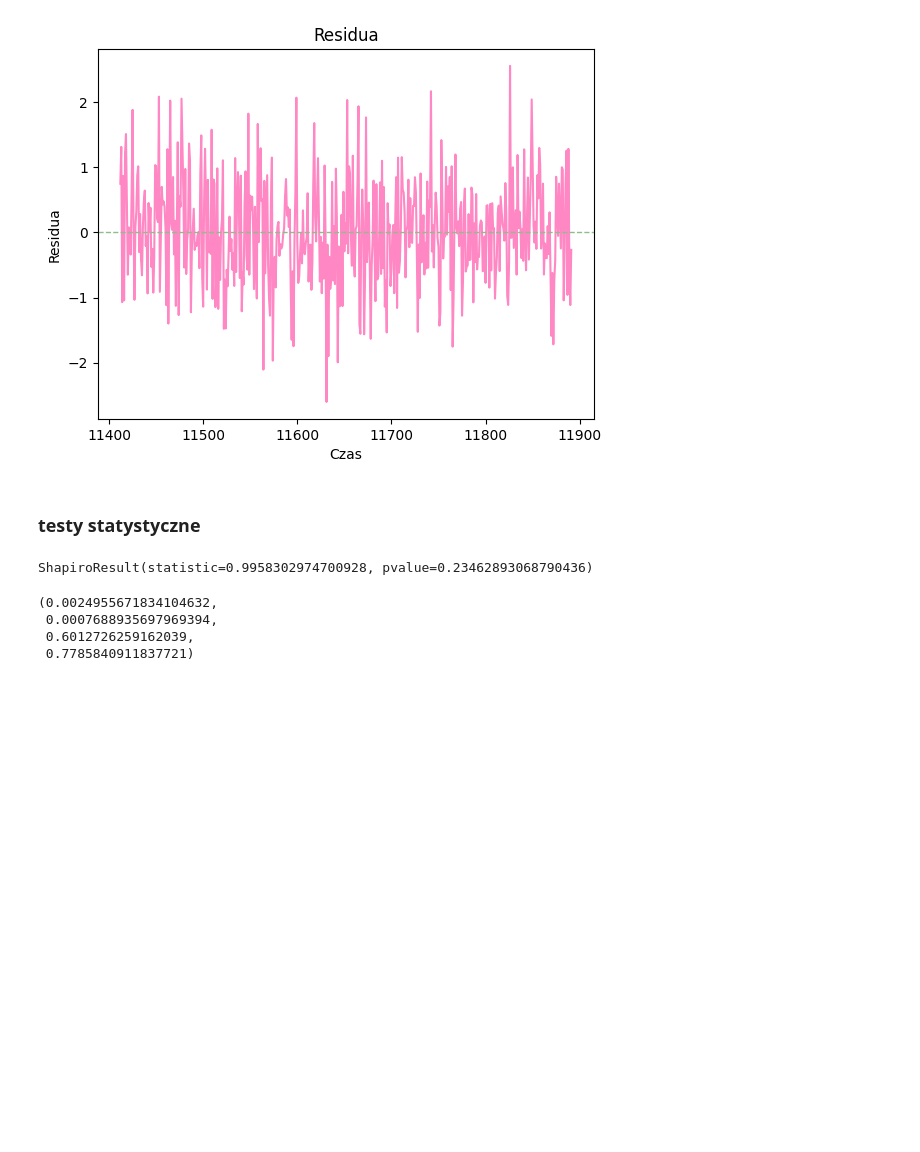
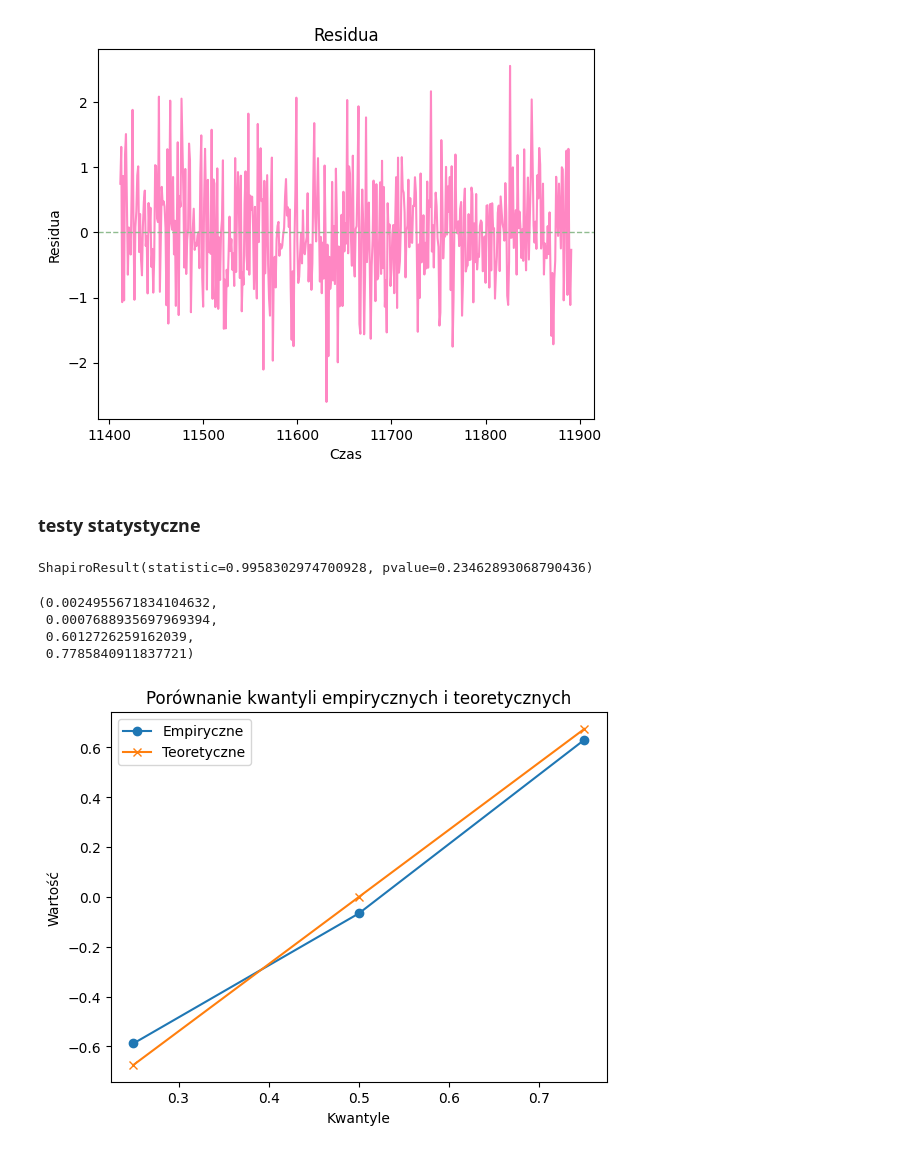
Before and after one commit to MariaNowacka/raport_kaszcz, a Jupyter notebook: sprawko.ipynb, the cells around one changed output. Saved outputs shown, nothing was run; the diff lists cells and outputs as text; code cells hidden in the pictures; blank space fills up the shorter version.

```diff
--- a/sprawko.ipynb
+++ b/sprawko.ipynb
@@ -633,3 +633,18 @@ np.mean(residuals3), np.mean(X3), np.var(residuals3), np.var(X3)
  0.0007688935697969394,
  0.6012726259162039,
  0.7785840911837721)
+# %%
+quantiles_empirical = np.quantile(X2, [0.25, 0.5, 0.75])
+quantiles_theoretical = norm.ppf([0.25, 0.5, 0.75])
+import matplotlib.pyplot as plt
+
+# Porównanie na wykresie
+plt.plot([0.25, 0.5, 0.75], quantiles_empirical, 'o-', label="Empiryczne")
+plt.plot([0.25, 0.5, 0.75], quantiles_theoretical, 'x-', label="Teoretyczne")
+plt.xlabel("Kwantyle")
+plt.ylabel("Wartość")
+plt.legend()
+plt.title("Porównanie kwantyli empirycznych i teoretycznych")
+plt.show()
+# %% [output]
+[figure, added]
```
Also changed, not shown: parts of 8 cells of this notebook, 3 other files.
